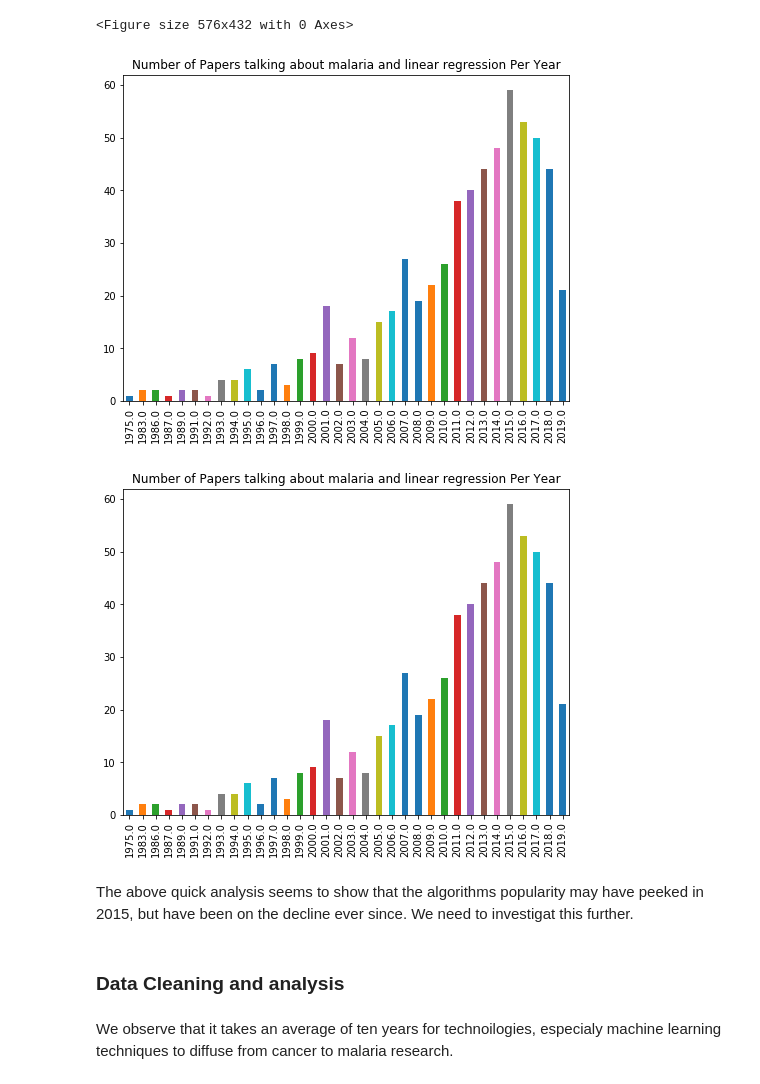
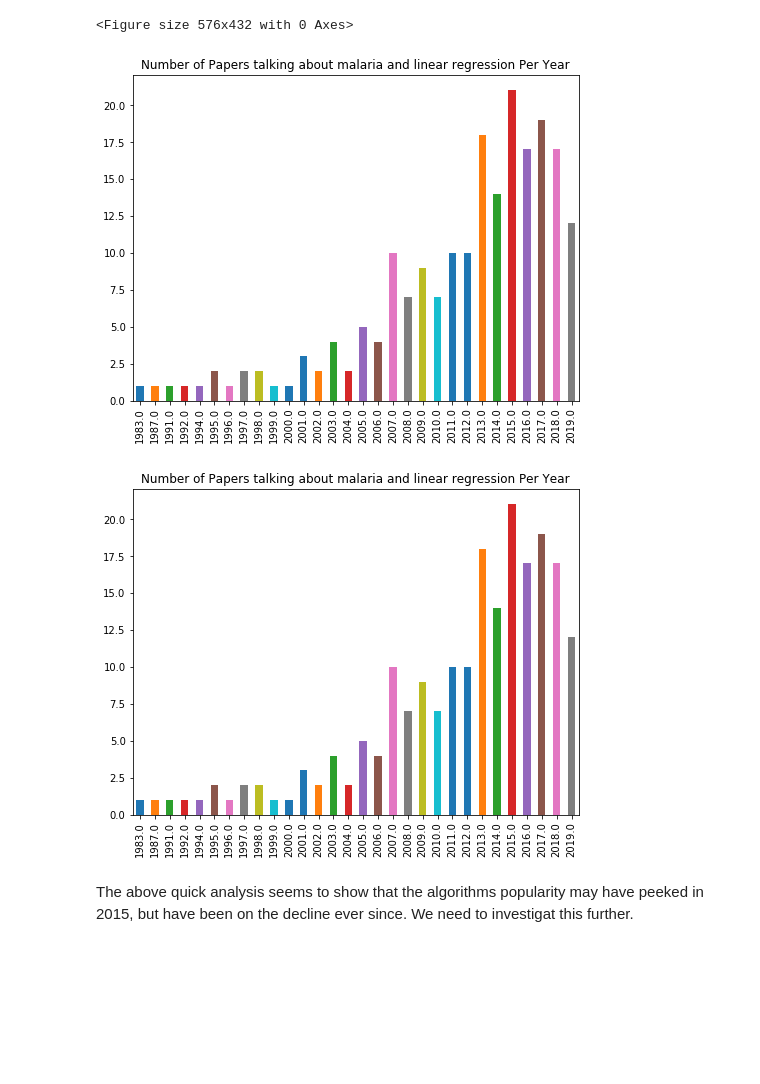
Before and after one commit to kipkurui/MachineLearning4Malaria, a Jupyter notebook: Data_fetching_and_Analysis.ipynb, the cells around one changed output. Drawn from its saved outputs; the diff is of its cells as text; code cells hidden in the pictures; blank space fills up the shorter version.

Commit message:
Clean up

```diff
--- a/Data_fetching_and_Analysis.ipynb
+++ b/Data_fetching_and_Analysis.ipynb
@@ -416,18 +411,18 @@ From the above, we observe that lest basic machine learning techniques are widel
 - How can we quickly get statistics of African Countries in the list?
 - Do we need to catergorise Developed and LIC/LMIC? If so, how?
 # %%
-def convertDate(data,outcsv):
+def convertDate(data):
     '''
     Given a dataframe, convert to date time and separate
     the date columns
     '''
-    data.set_index('Id', inplace=True)
+    #data.set_index('Id', inplace=True)
     #### Conver the date column to date format
     data['date'] = pd.to_datetime(data['PubDate'], errors='coerce')
     data['year'] = data.date.dt.year
     data['month'] = data.date.dt.month
     ### Save the data in a csv for future re-use
-    data.to_csv(outcsv,sep='\t')
+    #data.to_csv(outcsv,sep='\t')
     return data
 # %% [markdown]
 ### Data Analysis and Visualization
@@ -446,25 +444,29 @@ for machine in ml:
 <Figure size 576x432 with 0 Axes>
 # %%
 machine = "linear regression"
+machine = machine.replace('"','')
 out_file = "_".join(machine.split())
-data = pd.read_table("Data/"+out_file+".txt", index_col='Id')
+path = "Data/%s/metadata/%s.txt" % ('malaria',out_file)
+data = pd.read_table(path, index_col='Id')
+data = convertDate(data)
 data['year'].value_counts().sort_index().plot(kind='bar',
                                  title='Number of Papers talking about malaria and %s Per Year'% machine,
                                               figsize=(8, 6))
 plt.savefig('Plots/malaria_%s.png' % out_file)
 # %% [output]
-[figure, old version]
+[figure, new version]
 # %%
 machine = "linear regression"
+machine = machine.replace('"','')
 out_file = "_".join(machine.split())
-data = pd.read_table("Data/"+out_file+".txt", index_col='Id')
+path = "Data/%s/metadata/%s.txt" % ('malaria',out_file)
+data = pd.read_table(path, index_col='Id')
+data = convertDate(data)
 data['year'].value_counts().sort_index().plot(kind='bar',
                                  title='Number of Papers talking about malaria and %s Per Year'% machine,
                                               figsize=(8, 6))
 plt.savefig('Plots/malaria_%s.png' % out_file)
 # %% [output]
-[figure, old version]
+[figure, new version]
 # %% [markdown]
 The above quick analysis seems to show that the algorithms popularity may have peeked in 2015, but have been on the decline ever since. We need to investigat this further.
-# %% [markdown]
-### Data Cleaning and analysis
@@ -480,2 +472,0 @@ def clean_df(df,disease):
-# %% [markdown]
-We observe that it takes an average of ten years for technoilogies, especialy machine learning techniques to diffuse from cancer to malaria research.
```
Also changed, not shown: parts of 25 cells of this notebook, 42 other files.
